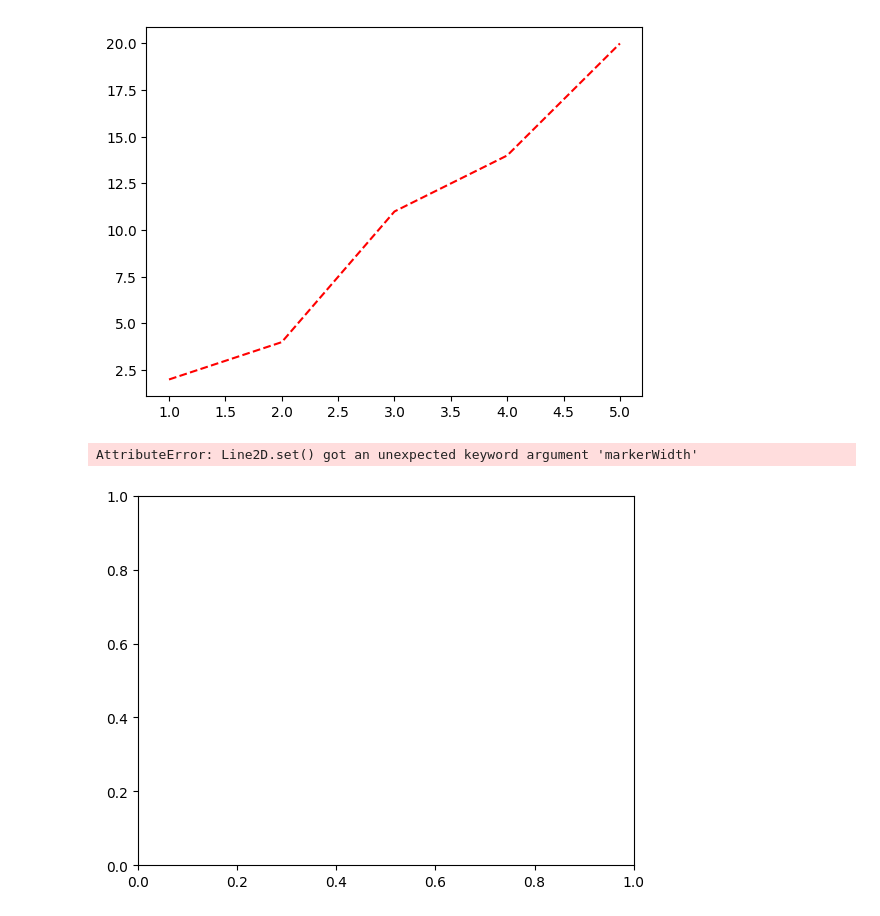
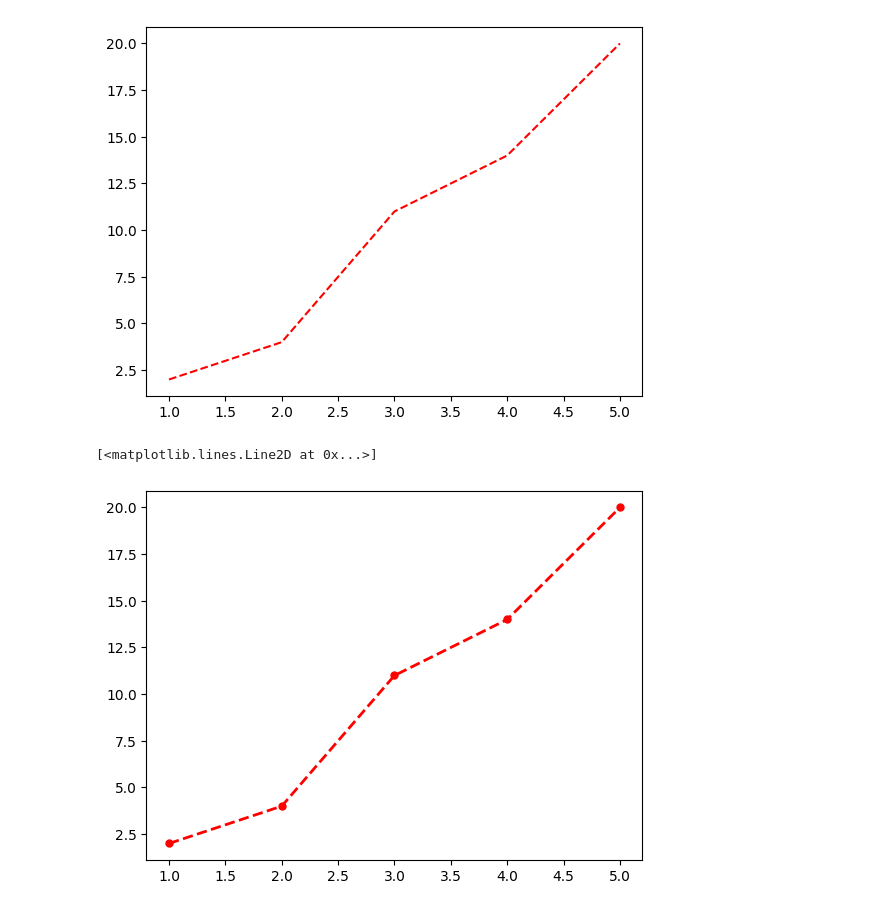
Before and after one commit to sejal-123/Data-analysis, a Jupyter notebook: Matplotlib.ipynb, the cells around one changed output. Saved outputs shown, nothing was run; the diff lists cells and outputs as text; code cells hidden in the pictures.

Commit message:
Added matplotlib charts

```diff
--- a/Matplotlib.ipynb
+++ b/Matplotlib.ipynb
@@ -46,7 +46,7 @@ plt.plot(x,y,color='red',linestyle='--')
 # %%
 x = [1,2,3,4,5]
 y = [2,4,11,14,20]
-plt.plot(x,y,color='red',linestyle='--',marker='o', linewidth=2, markerWidth=5)
+plt.plot(x,y,color='red',linestyle='--',marker='o', linewidth=2, markersize=5)
 # %% [output]
-AttributeError: Line2D.set() got an unexpected keyword argument 'markerWidth'
+[<matplotlib.lines.Line2D at 0x...>]
-[figure, old version]
+[figure, new version]
```
